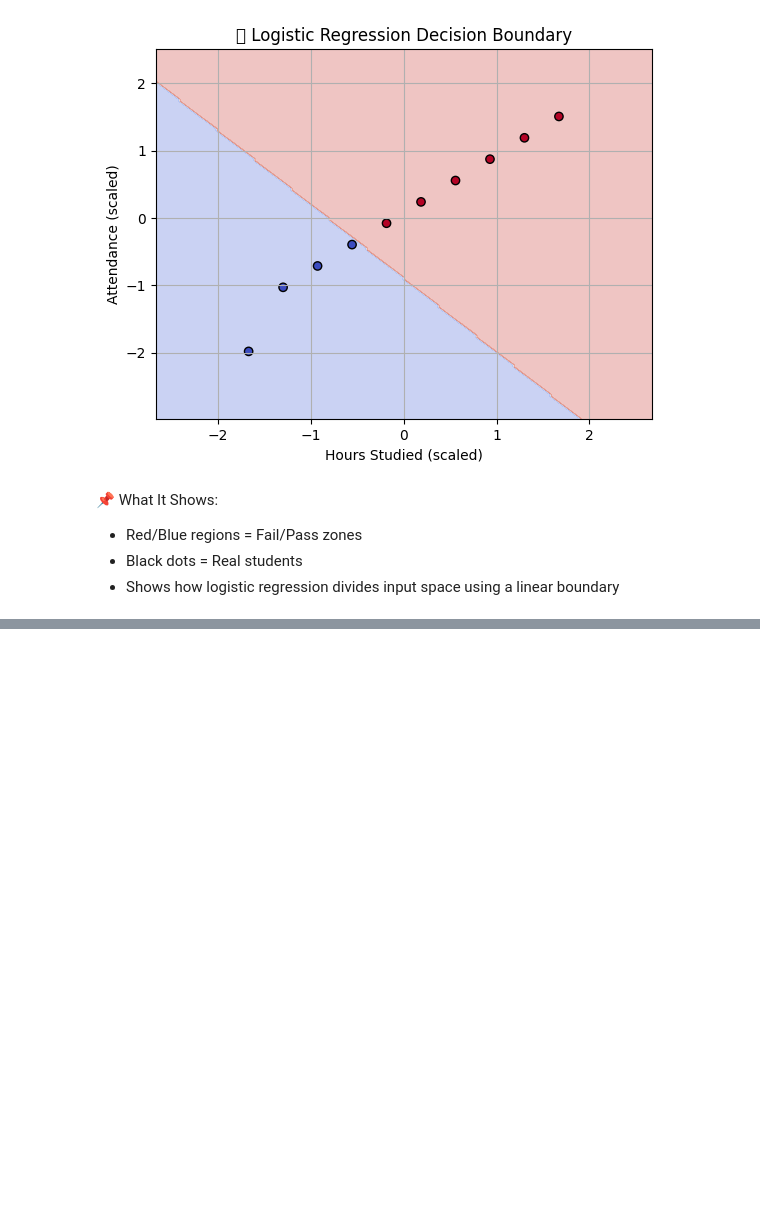
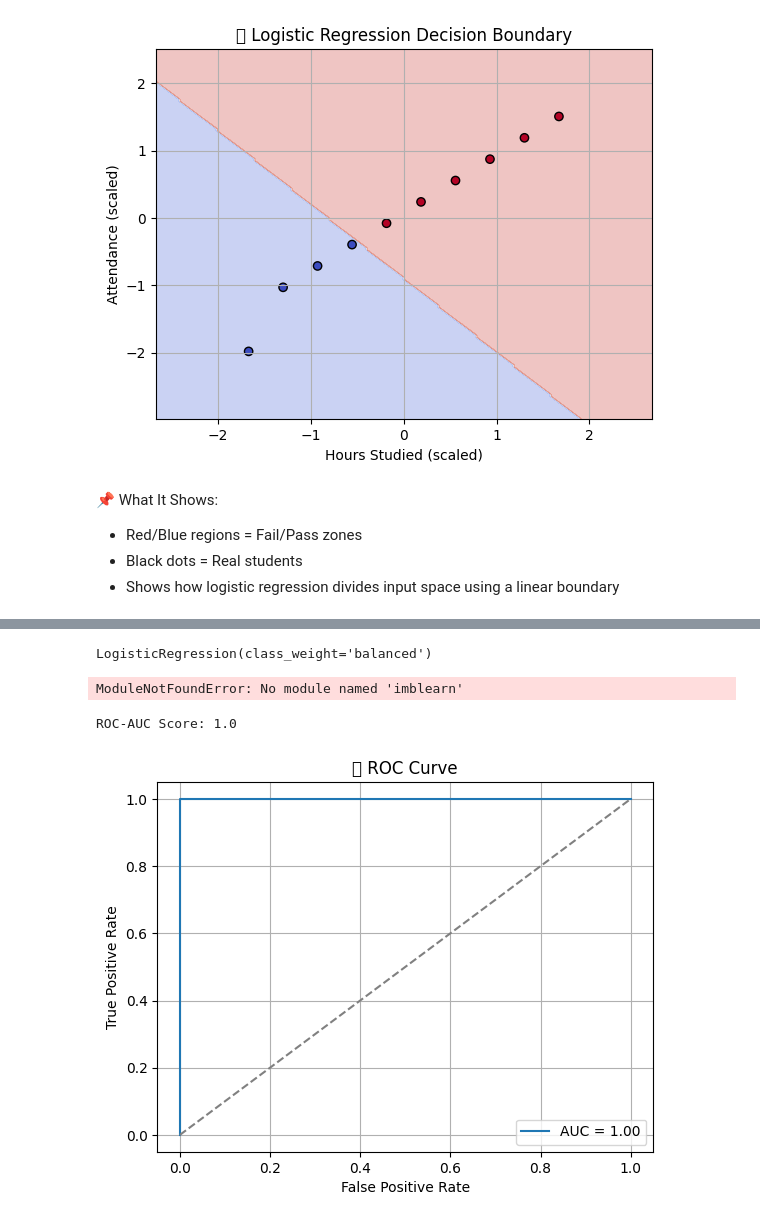
Before and after one commit to Rakshath66/ai-foundations, a Jupyter notebook: phase2/02_pipelines.ipynb, the cells around one changed output, grey strips where cells are left out. Saved outputs shown, nothing was run; the diff lists cells and outputs as text; code cells hidden in the pictures; blank space fills up the shorter version.

```diff
--- a/phase2/02_pipelines.ipynb
+++ b/phase2/02_pipelines.ipynb
@@ -419,0 +481,47 @@ x_min -2.671258043593467
+# %%
+# ✅ Solutions:
+# 1. Class Weights (Make "minority" class count more during training)
+from sklearn.linear_model import LogisticRegression
+
+model = LogisticRegression(class_weight='balanced')
+model.fit(X_train_scaled, y_train)
+# %% [output]
+LogisticRegression(class_weight='balanced')
+# %%
+# 2. Resampling Techniques (Fix the data imbalance)
+# - Oversample the minority class
+# - Undersample the majority class
+# - Or use SMOTE (Synthetic Minority Oversampling Technique)
+
+from imblearn.over_sampling import SMOTE
+
+smote = SMOTE(random_state=42)
+X_resampled, y_resampled = smote.fit_resample(X_train_scaled, y_train)
+
+# imblearn.over_sampling is a module from the imbalanced-learn library used to handle imbalanced datasets in machine learning. It provides methods to oversample the minority class so that your model doesn't get biased toward the majority class.
+# %% [output]
+ModuleNotFoundError: No module named 'imblearn'
+# %%
+# 🔵 ROC-AUC: How well can the model separate both classes?
+# ROC = Receiver Operating Characteristic
+# AUC = Area Under the Curve
+from sklearn.metrics import roc_auc_score, roc_curve
+
+y_probs = model.predict_proba(X_test_scaled)[:,1]
+auc = roc_auc_score(y_test, y_probs)
+print("ROC-AUC Score:", auc)
+
+# Visual
+fpr, tpr, _ = roc_curve(y_test, y_probs)
+
+plt.plot(fpr, tpr, label=f"AUC = {auc:.2f}")
+plt.plot([0,1], [0,1], linestyle='--', color='gray')
+plt.xlabel("False Positive Rate")
+plt.ylabel("True Positive Rate")
+plt.title("📈 ROC Curve")
+plt.legend()
+plt.grid(True)
+plt.show()
+# %% [output]
+ROC-AUC Score: 1.0
+[figure, added]
```
Also changed, not shown: parts of 6 cells of this notebook, 1 other file.
